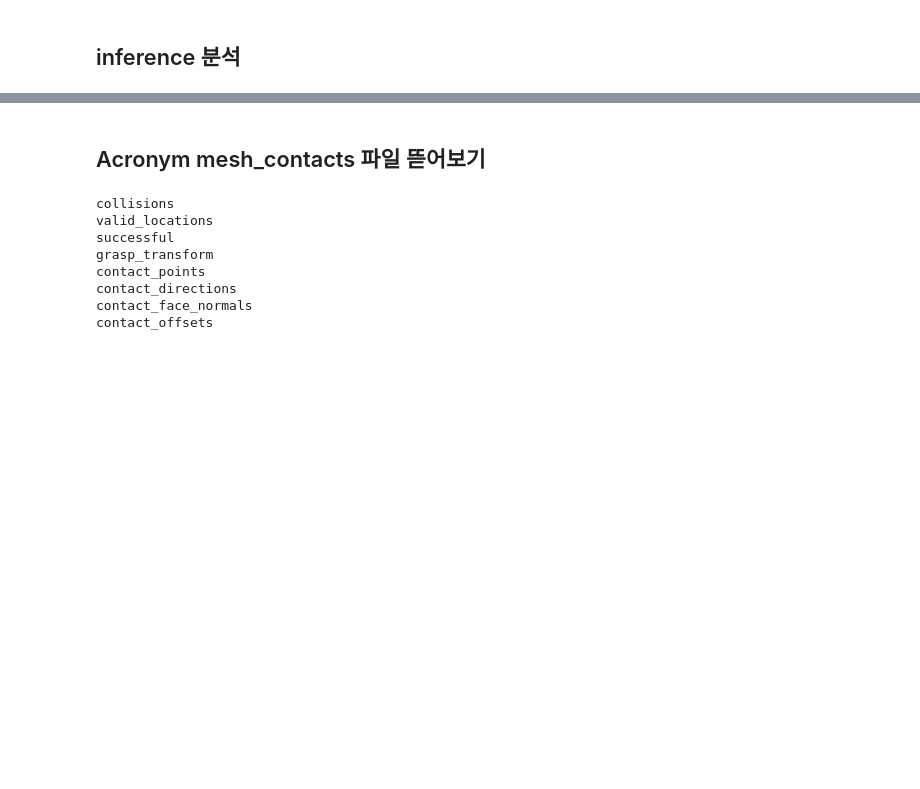
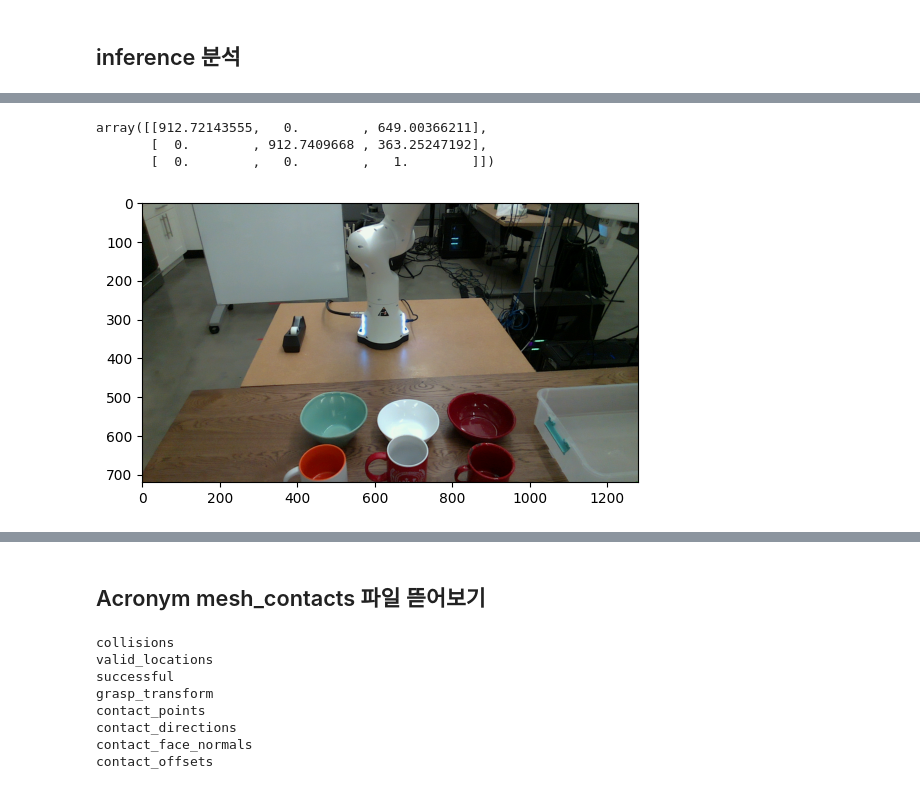
Before and after one commit to juju0111/contact_graspnet, a Jupyter notebook: contact_graspnet_study/contact_graspnet/inference_test.ipynb, the cells around one changed output, grey strips where cells are left out. Cells and saved outputs as stored; diff of their text form; code cells hidden in the pictures; blank space fills up the shorter version.

Commit message:
contact_graspnet study for point cloud grasp sample

```diff
--- a/contact_graspnet_study/contact_graspnet/inference_test.ipynb
+++ b/contact_graspnet_study/contact_graspnet/inference_test.ipynb
@@ -296,0 +495,10 @@ global_config['MODEL']
+# %%
+os.makedirs('results', exist_ok=True)
+
+p = "/home/juju/contact_graspnet/test_data/0.npy"
+K=FLAGS.K
+
+print('Loading ', p)
+
+pc_segments = {}
+segmap, rgb, depth, cam_K, pc_full, pc_colors = load_available_input_data(p, K=K)
@@ -296,0 +630,11 @@ global_config['MODEL']
+# %%
+import matplotlib.pyplot as plt
+
+plt.imshow(segmap)
+plt.imshow(rgb)
+cam_K
+# %% [output]
+array([[912.72143555,   0.        , 649.00366211],
+       [  0.        , 912.7409668 , 363.25247192],
+       [  0.        ,   0.        ,   1.        ]])
+[figure, added]
```
Also changed, not shown: parts of 44 cells of this notebook, 4 other files.
